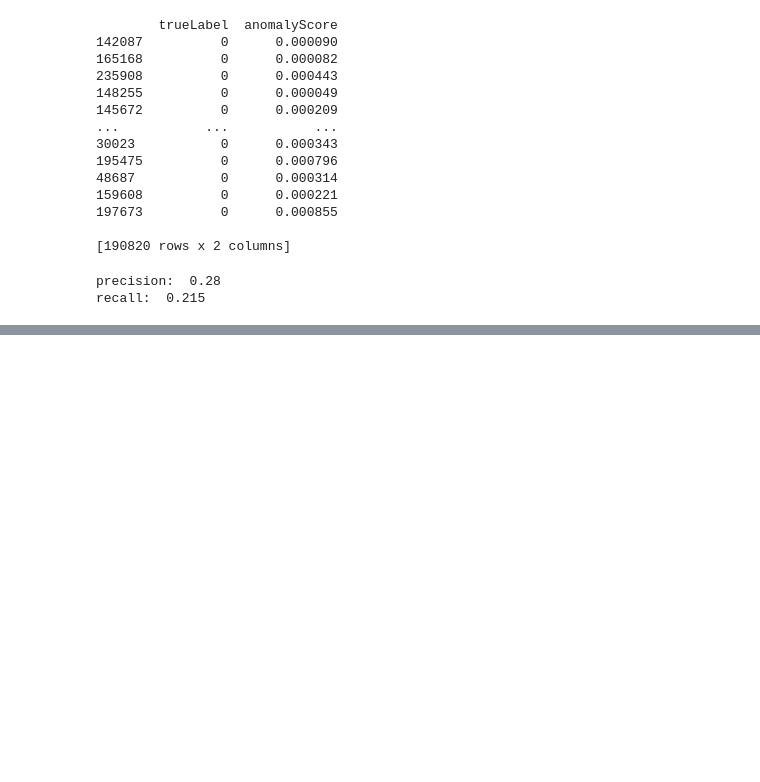
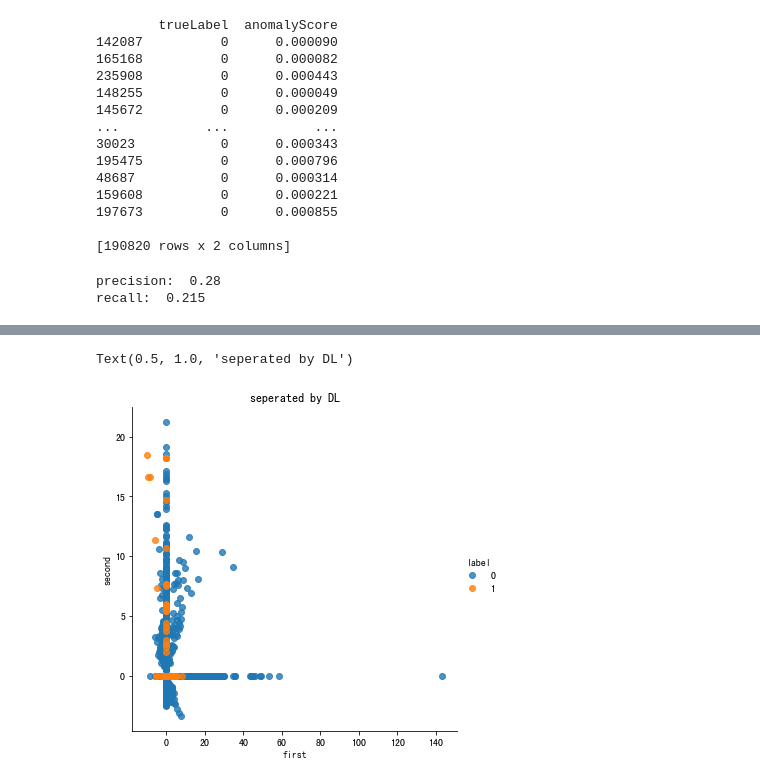
Before and after one commit to agron911/data-analytics, a Jupyter notebook: ML/4_Anomaly_Detection.ipynb, the cells around one changed output, grey strips where cells are left out. Cells and saved outputs as stored; diff of their text form; code cells hidden in the pictures; blank space fills up the shorter version.

```diff
--- a/ML/4_Anomaly_Detection.ipynb
+++ b/ML/4_Anomaly_Detection.ipynb
@@ -566,0 +598,13 @@ recall:  0.215
+# %%
+yt = y_train.copy()
+xt = miniBatchDF_train.copy()
+xt = pd.DataFrame(data = xt.loc[:,0:1], index = xt.index)
+temp = pd.concat([xt,yt],join='inner',axis=1)
+temp.columns = ['first','second','label']
+sns.lmplot(x='first',y='second',hue= 'label',data=temp,fit_reg=False)
+
+ax=plt.gca()
+ax.set_title('seperated by '+'DL')
+# %% [output]
+Text(0.5, 1.0, 'seperated by DL')
+[figure, added]
```
Also changed, not shown: parts of 12 cells of this notebook.
